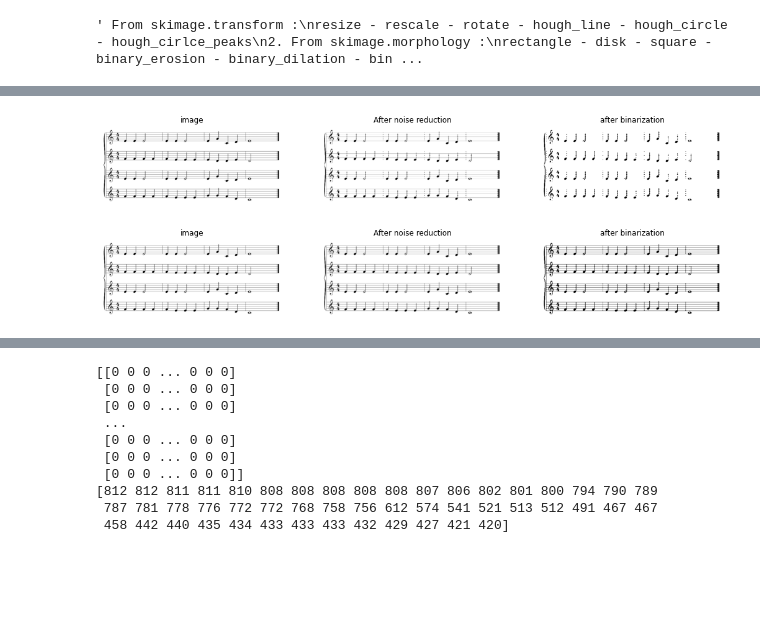
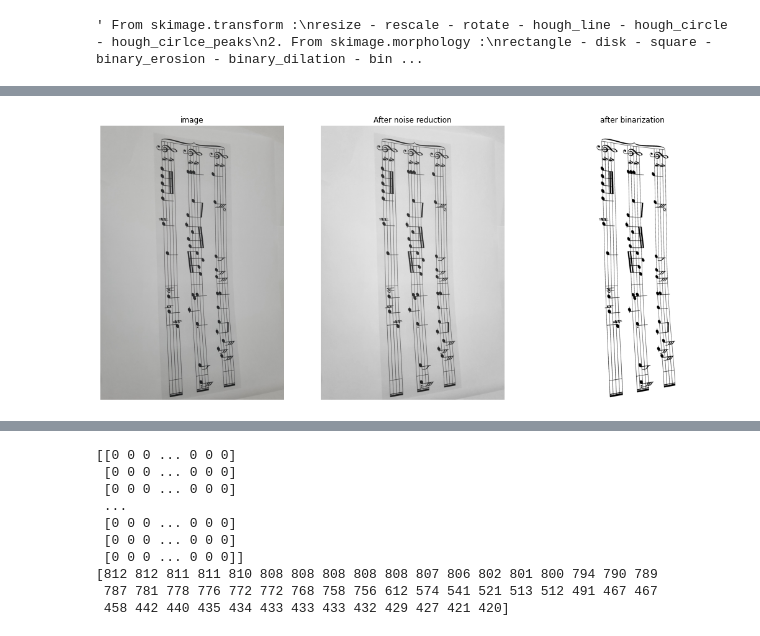
Before and after one commit to shoroukkhaledfarag/OMR, a Jupyter notebook: Preprocessing/Preprocessing.ipynb, the cells around one changed output, grey strips where cells are left out. Saved outputs shown, nothing was run; the diff lists cells and outputs as text; code cells hidden in the pictures; blank space fills up the shorter version.

```diff
--- a/Preprocessing/Preprocessing.ipynb
+++ b/Preprocessing/Preprocessing.ipynb
@@ -55,18 +74,15 @@ def binarize(img):
     img = to_binary(img,threshold)
     return img
 # %%
-files = glob.glob ("1.png")
+files = glob.glob ("./test-cases/21.jpg")
 for file in files:
     img=io.imread(file)
-#     noisereduction = filters.median(img)
-#     binarized =binarize(rgb2gray(noisereduction))
 
-# Noise reduction
-# Binarizing image using Otsu's Algorithm
+
+    # Noise reduction
     gaussian = filters.gaussian(rgb2gray(img),sigma =0.6 )
+    # Binarizing image using Otsu's Algorithm
     gaussianbinarized = binarize(gaussian)
     show_images([img,gaussian,gaussianbinarized],['image','After noise reduction','after binarization'])
-    print()
 # %% [output]
-[figure, old version]
+[figure, new version]
-[figure, removed]
```
Also changed, not shown: parts of 3 cells of this notebook, 22 other files.
